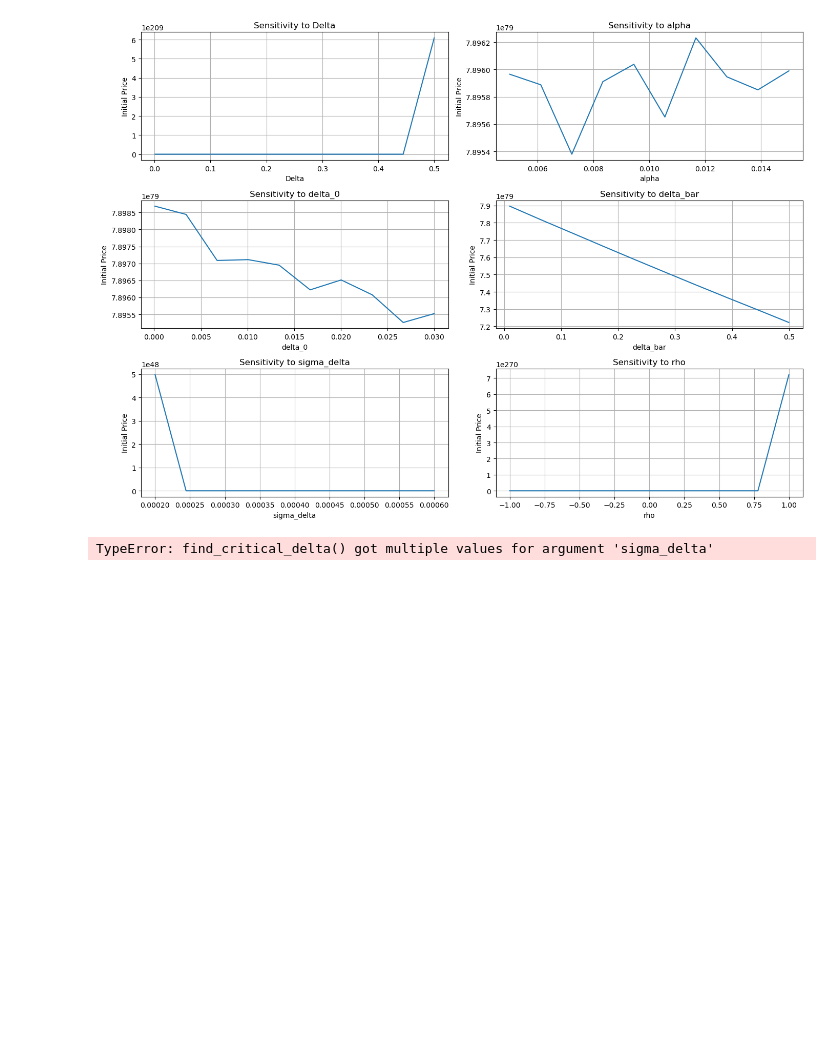
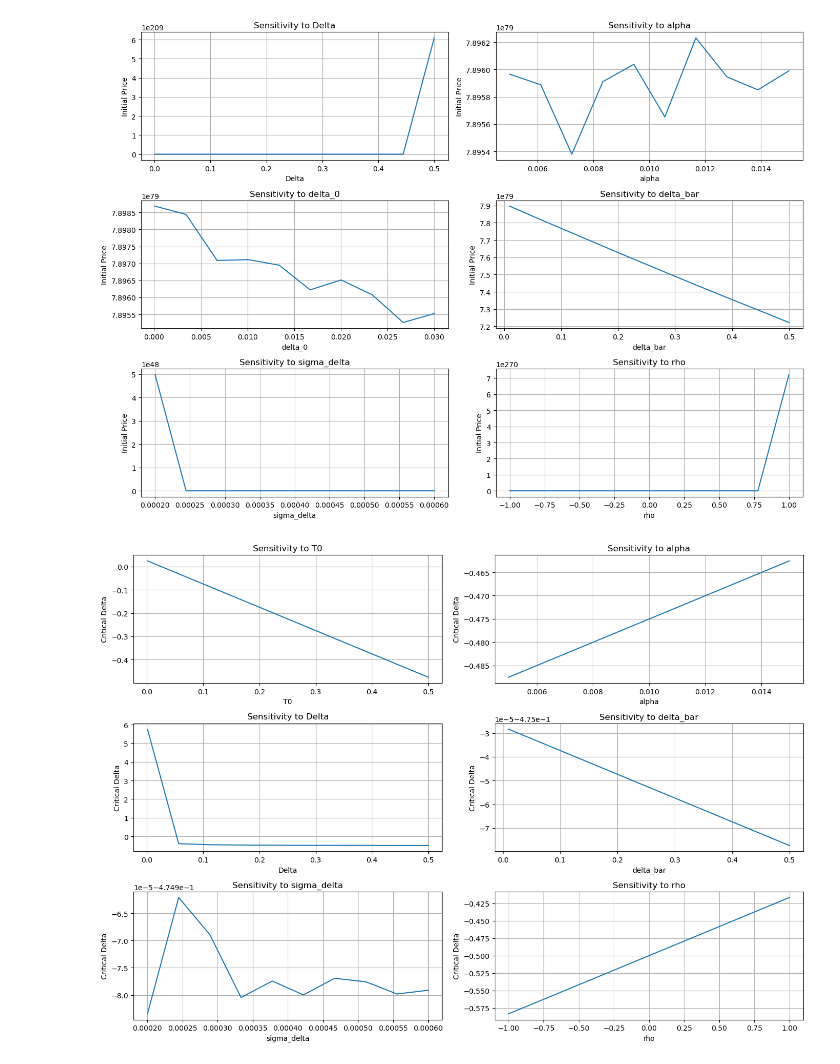
Before and after one commit to yanvow/oil_futures_storage_options, a Jupyter notebook: notebook.ipynb, the cells around one changed output. Drawn from its saved outputs; the diff is of its cells as text; code cells hidden in the pictures; blank space fills up the shorter version.

```diff
--- a/notebook.ipynb
+++ b/notebook.ipynb
@@ -653,7 +646,7 @@ def sensitivity_analysis_critical_delta(T0, alpha, Delta):
     critical_deltas_delta_bar = [find_critical_delta(T0, alpha, Delta, delta_bar=db, delta_T0_lower=-1000, delta_T0_upper=1000) for db in delta_bars]
 
     sigma_deltas = np.linspace(0.0006, 0.0002, 10) # We vary the range of sigma_delta
-    critical_deltas_sigma_delta = [find_critical_delta(T0, alpha, Delta, sigma_delta=sd, delta_T0_lower=-1000, delta_T0_upper=1000) for sd in sigma_deltas]
+    critical_deltas_sigma_delta = [find_critical_delta(T0, alpha, Delta, sd, delta_T0_lower=-1000, delta_T0_upper=1000) for sd in sigma_deltas]
 
     correlations = np.linspace(-1, 1, 10) # We vary the range of rho
     critical_deltas_correlation = [find_critical_delta(T0, alpha, Delta, rho_delta_O=rho, delta_T0_lower=-1000, delta_T0_upper=1000) for rho in correlations]
@@ -686,31 +679,31 @@ def sensitivity_analysis_critical_delta(T0, alpha, Delta):
     plt.plot(delta_bars, critical_deltas_delta_bar, label='Long-Term Average Convenience Yield')
     plt.xlabel('delta_bar')
     plt.ylabel('Critical Delta')
     plt.title('Sensitivity to delta_bar')
     plt.grid(True)
 
     plt.subplot(3, 2, 5)
     plt.plot(sigma_deltas, critical_deltas_sigma_delta, label='Volatility of the Convenience Yield')
     plt.xlabel('sigma_delta')
     plt.ylabel('Critical Delta')
     plt.title('Sensitivity to sigma_delta')
     plt.grid(True)
 
     plt.subplot(3, 2, 6)
     plt.plot(correlations, critical_deltas_correlation, label='Correlation between delta and O')
     plt.xlabel('rho')
     plt.ylabel('Critical Delta')
     plt.title('Sensitivity to rho')
     plt.grid(True)
 
     plt.tight_layout()
     plt.show()
 
 # Perform sensitivity analysis with critical delta
 T0 = 0.5
 Delta = 1/4
 alpha = 0.01
 
 sensitivity_analysis_critical_delta(T0, alpha, Delta)
 # %% [output]
-TypeError: find_critical_delta() got multiple values for argument 'sigma_delta'
+[figure, added]
```
Also changed, not shown: parts of 3 cells of this notebook.
